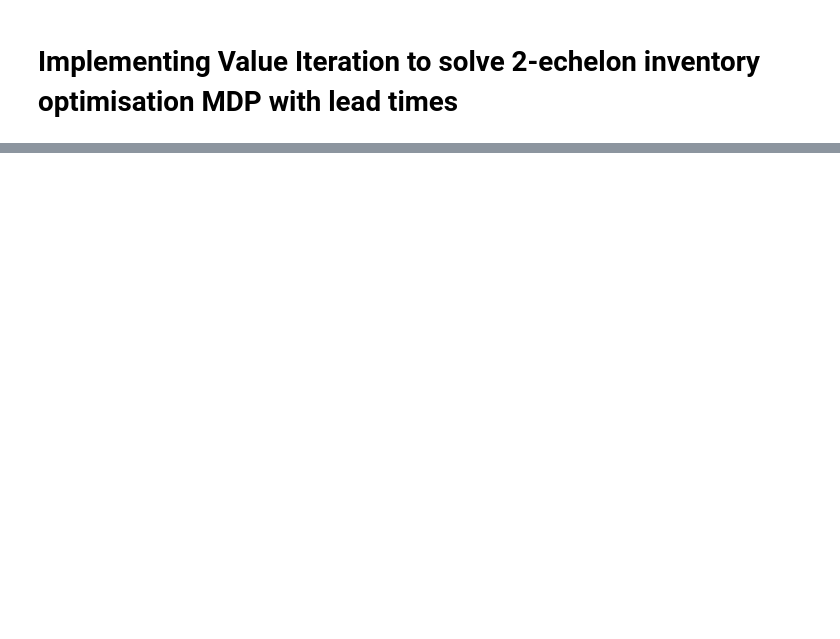
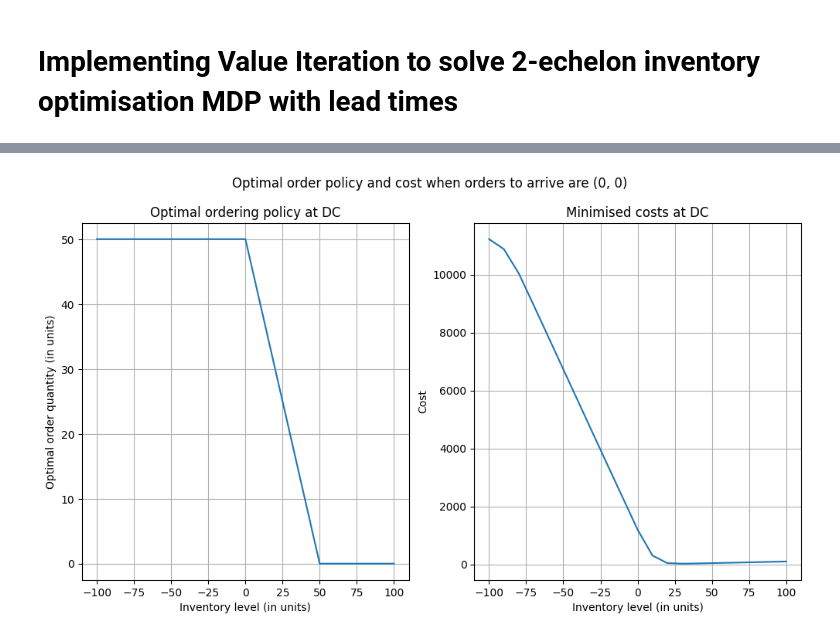
Before and after one commit to turtlesoul25/STOR-i_IM_PhDResearchProposal, a Jupyter notebook: SolveMDP.ipynb, the cells around one changed output, grey strips where cells are left out. Cells and saved outputs as stored; diff of their text form; code cells hidden in the pictures; blank space fills up the shorter version.

Commit message:
Implemented MDP with lead times, need to check previous MDP for 0.999 and MDP with lead times

```diff
--- a/SolveMDP.ipynb
+++ b/SolveMDP.ipynb
@@ -97,0 +152,20 @@ plt.show()
+# %%
+capacity = 100
+order_set = set(int(x) for x in np.arange(0, math.ceil(capacity/2)+1, 10))        # set of possible order quantities
+inventory_set = set(int(x) for x in np.arange(-capacity, capacity + 1, 10))       # set of possible inventory levels
+lead_time = 2                                                                     # lead time
+
+S = set((inv, *arriving_order) for inv in inventory_set for arriving_order in itertools.product(order_set, repeat=lead_time))
+A = order_set
+demand_dist = {0: 0.2, 10: 0.6, 20: 0.2}
+ch = 1
+cb = 100
+cs = 0
+P = create_lead_P(demand_dist)
+R = create_lead_R(demand_dist, ch, cb, cs)
+V_init = dict([(s, 0) for s in S])    # initial probability of winning at all states is 0
+gamma=0.999
+bellman_eq_lead = lead_value_update_func(capacity)
+
+results= value_iteration(S=S, A=A, P=P, R=R, gamma=0.9, max_iterations=100,
+                          bellman_eq=bellman_eq_lead, V_init=V_init, theta=1e-7)
@@ -97,0 +174,3 @@ plt.show()
+# %%
+lead_optimal_policy = results["optimal_policy"]
+lead_cost_function = results["value_function"]
@@ -97,0 +197,22 @@ plt.show()
+# %%
+possible_lead_orders = set(itertools.product(order_set, repeat=lead_time))
+
+
+def plot_per_lead_order(optimal_policy, cost_function, possible_lead_order):
+    eligible_keys = [key for key in sorted(optimal_policy) if key[1:] == possible_lead_order]
+    inv_levels = [key[0] for key in eligible_keys]
+    opt_policy = [optimal_policy[key] for key in eligible_keys]
+    opt_cost = [cost_function[key] for key in eligible_keys]
+    fig, ax = plt.subplots(1,2, figsize=(12,6))
+    ax[0].plot(inv_levels, opt_policy)
+    ax[0].set(title = "Optimal ordering policy at DC", xlabel="Inventory level (in units)", ylabel="Optimal order quantity (in units)")
+    ax[0].grid()
+    ax[1].plot(inv_levels, opt_cost)
+    ax[1].set(title = "Minimised costs at DC", xlabel="Inventory level (in units)", ylabel="Cost")
+    ax[1].grid()
+    plt.suptitle(f"Optimal order policy and cost when orders to arrive are {possible_lead_order}")
+    plt.show()
+
+plot_per_lead_order(lead_optimal_policy, lead_cost_function, (0,0))
+# %% [output]
+[figure, added]
```
Also changed, not shown: parts of 13 cells of this notebook.
